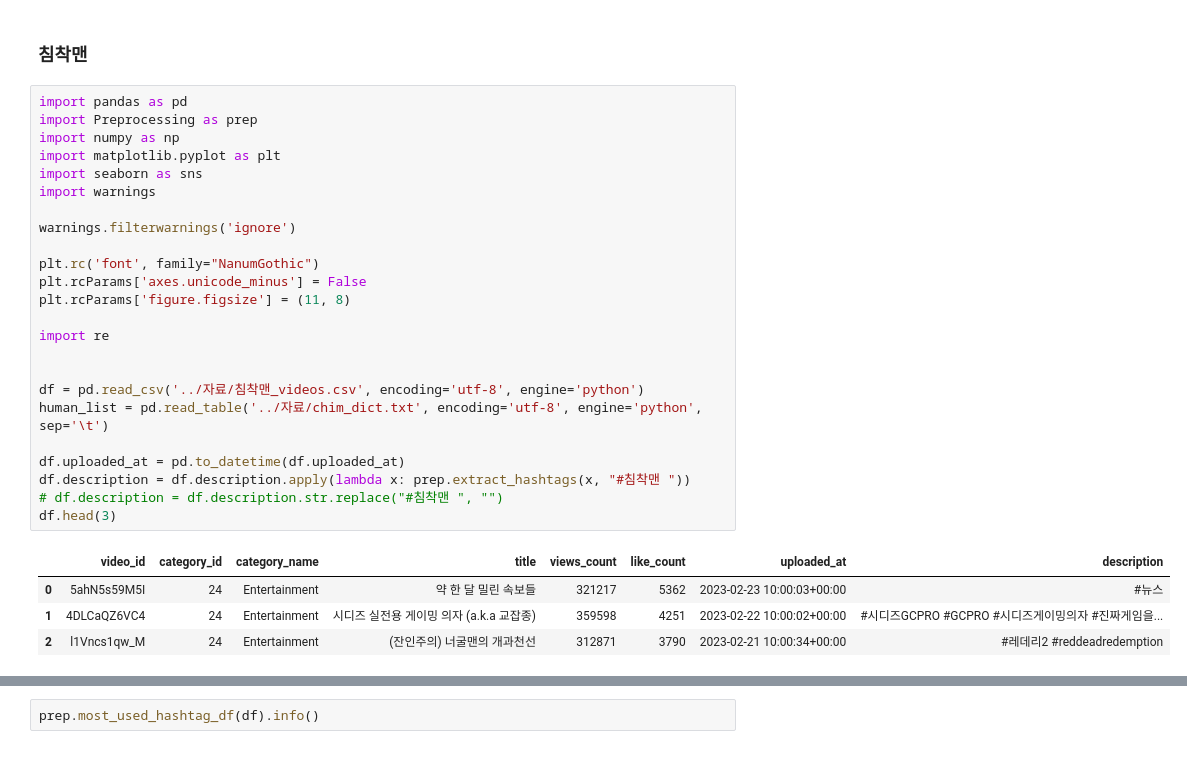
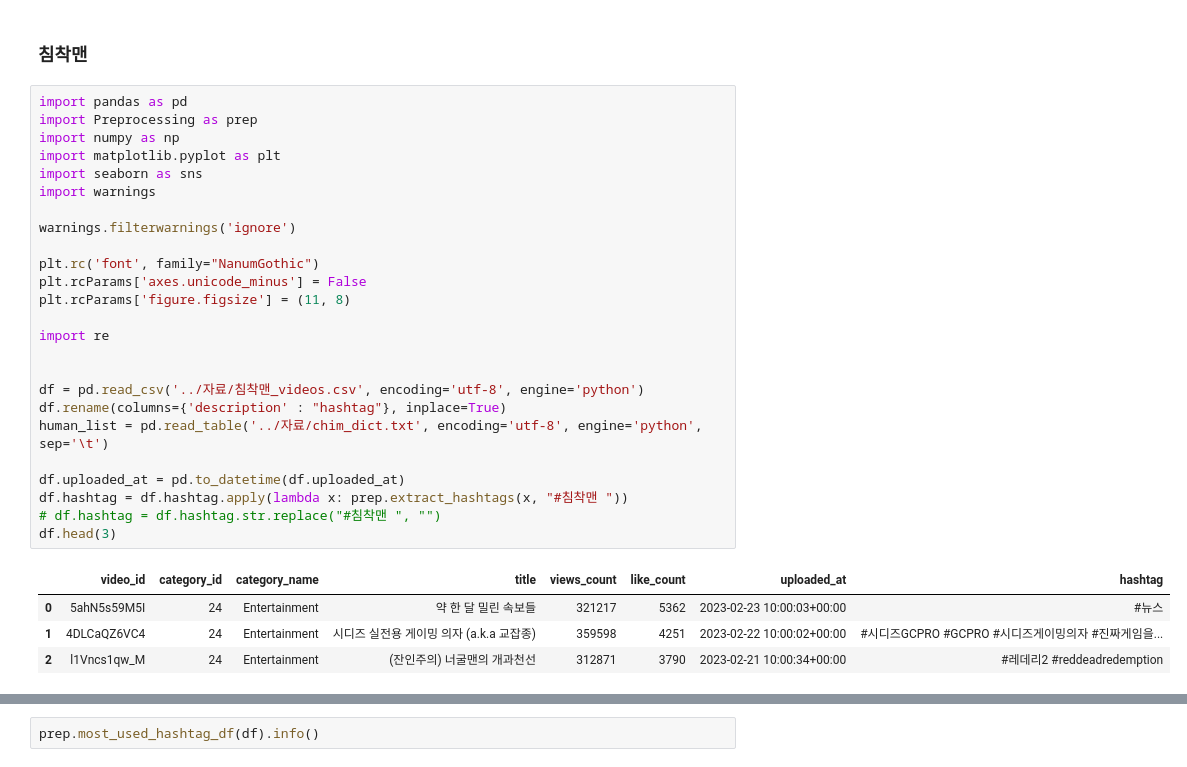
Before and after one commit to kimhyunso/coper-project, a Jupyter notebook: practice_analysis_dowon.ipynb, the cells around one changed output, grey strips where cells are left out. Drawn from its saved outputs; the diff is of its cells as text.

```diff
--- a/practice_analysis_dowon.ipynb
+++ b/practice_analysis_dowon.ipynb
@@ -555,29 +555,30 @@ shorts_bool = df_gsic_videos.title.str.contains('#shorts')
 # %%
 import pandas as pd
 import Preprocessing as prep
 import numpy as np
 import matplotlib.pyplot as plt
 import seaborn as sns
 import warnings
 
 warnings.filterwarnings('ignore')
 
 plt.rc('font', family="NanumGothic")
 plt.rcParams['axes.unicode_minus'] = False
 plt.rcParams['figure.figsize'] = (11, 8)
 
 import re
 
 
 df = pd.read_csv('../자료/침착맨_videos.csv', encoding='utf-8', engine='python')
+df.rename(columns={'description' : "hashtag"}, inplace=True)
 human_list = pd.read_table('../자료/chim_dict.txt', encoding='utf-8', engine='python', sep='\t')
 
 df.uploaded_at = pd.to_datetime(df.uploaded_at)
-df.description = df.description.apply(lambda x: prep.extract_hashtags(x, "#침착맨 "))
-# df.description = df.description.str.replace("#침착맨 ", "")
+df.hashtag = df.hashtag.apply(lambda x: prep.extract_hashtags(x, "#침착맨 "))
+# df.hashtag = df.hashtag.str.replace("#침착맨 ", "")
 df.head(3)
 # %% [output]
-|  | video_id | category_id | category_name | title | views_count | like_count | uploaded_at | description |
+|  | video_id | category_id | category_name | title | views_count | like_count | uploaded_at | hashtag |
 | 0 | 5ahN5s59M5I | 24 | Entertainment | 약 한 달 밀린 속보들 | 321217 | 5362 | 2023-02-23 10:00:03+00:00 | #뉴스 |
 | 1 | 4DLCaQZ6VC4 | 24 | Entertainment | 시디즈 실전용 게이밍 의자 (a.k.a 교잡종) | 359598 | 4251 | 2023-02-22 10:00:02+00:00 | #시디즈GCPRO #GCPRO #시디즈게이밍의자 #진짜게임을... |
 | 2 | l1Vncs1qw_M | 24 | Entertainment | (잔인주의) 너굴맨의 개과천선 | 312871 | 3790 | 2023-02-21 10:00:34+00:00 | #레데리2 #reddeadredemption |
```
Also changed, not shown: parts of 24 cells of this notebook, 1 other file.
